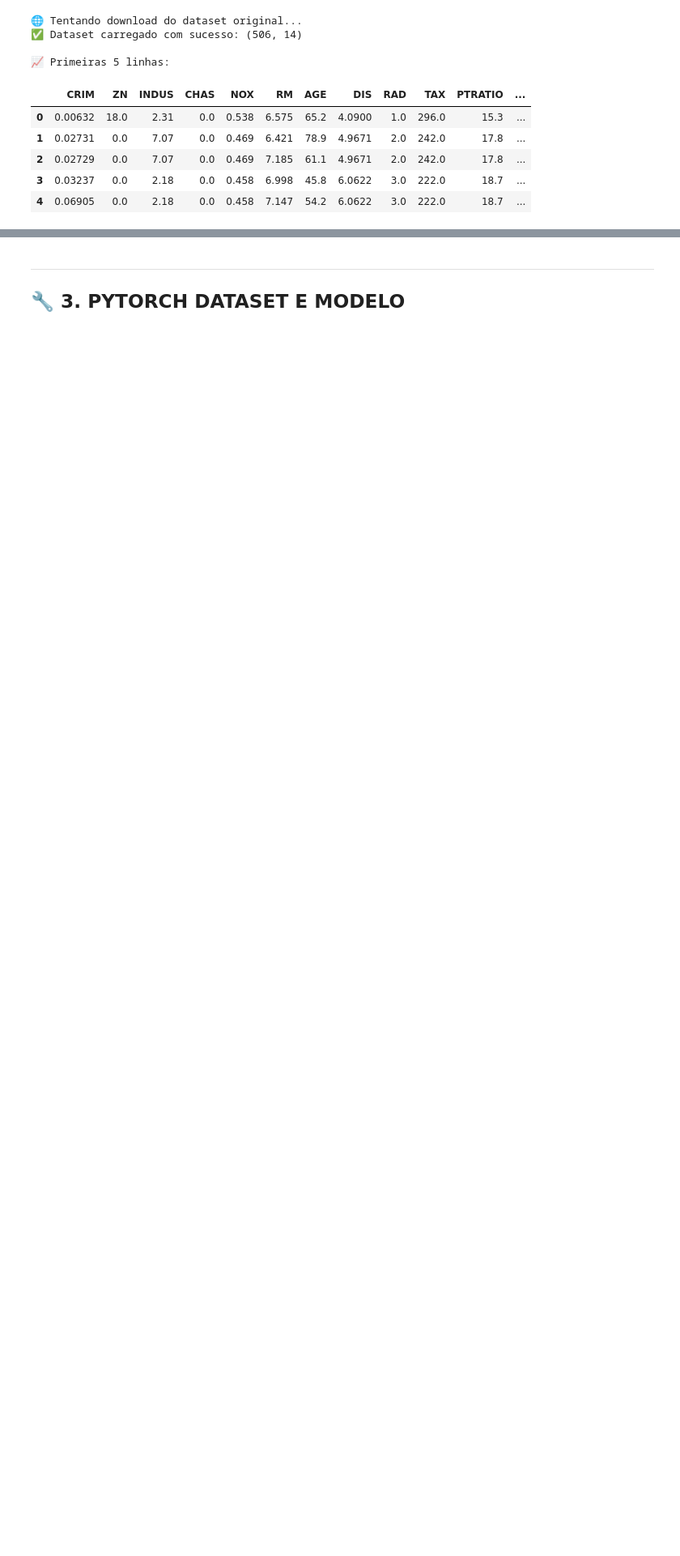
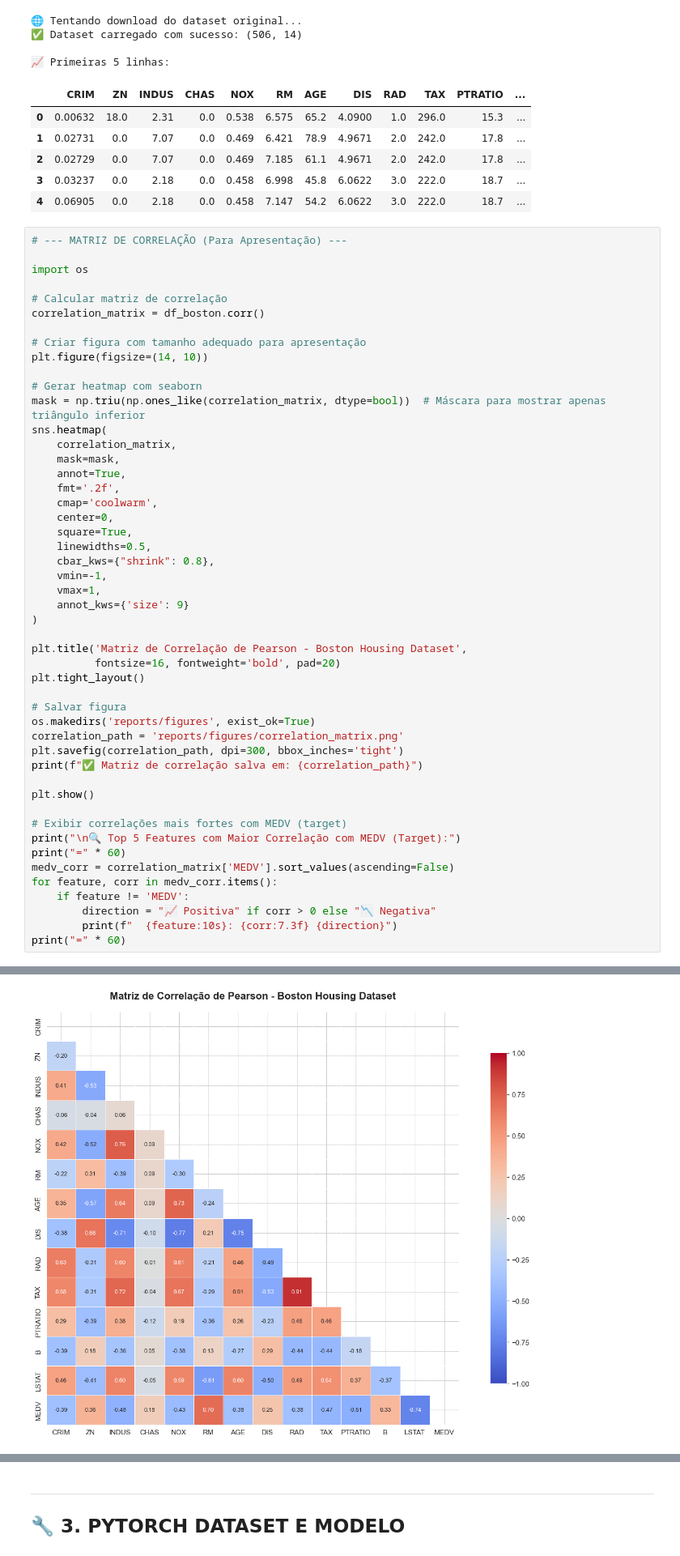
Before and after one commit to takaokensei/ufrn-ele-neural-regression, a Jupyter notebook: notebooks/project_main.ipynb, the cells around one changed output, grey strips where cells are left out. Shown: that part at 81% size. Saved outputs shown, nothing was run; the diff lists cells and outputs as text; blank space fills up the shorter version.

```diff
--- a/notebooks/project_main.ipynb
+++ b/notebooks/project_main.ipynb
@@ -180,3 +180,53 @@ df_boston.head()
 | 2 | 0.02729 | 0.0 | 7.07 | 0.0 | 0.469 | 7.185 | 61.1 | 4.9671 | 2.0 | 242.0 | 17.8 | ... |
 | 3 | 0.03237 | 0.0 | 2.18 | 0.0 | 0.458 | 6.998 | 45.8 | 6.0622 | 3.0 | 222.0 | 18.7 | ... |
 | 4 | 0.06905 | 0.0 | 2.18 | 0.0 | 0.458 | 7.147 | 54.2 | 6.0622 | 3.0 | 222.0 | 18.7 | ... |
+# %%
+# --- MATRIZ DE CORRELAÇÃO (Para Apresentação) ---
+
+import os
+
+# Calcular matriz de correlação
+correlation_matrix = df_boston.corr()
+
+# Criar figura com tamanho adequado para apresentação
+plt.figure(figsize=(14, 10))
+
+# Gerar heatmap com seaborn
+mask = np.triu(np.ones_like(correlation_matrix, dtype=bool))  # Máscara para mostrar apenas triângulo inferior
+sns.heatmap(
+    correlation_matrix,
+    mask=mask,
+    annot=True,
+    fmt='.2f',
+    cmap='coolwarm',
+    center=0,
+    square=True,
+    linewidths=0.5,
+    cbar_kws={"shrink": 0.8},
+    vmin=-1,
+    vmax=1,
+    annot_kws={'size': 9}
+)
+
+plt.title('Matriz de Correlação de Pearson - Boston Housing Dataset',
+          fontsize=16, fontweight='bold', pad=20)
+plt.tight_layout()
+
+# Salvar figura
+os.makedirs('reports/figures', exist_ok=True)
+correlation_path = 'reports/figures/correlation_matrix.png'
+plt.savefig(correlation_path, dpi=300, bbox_inches='tight')
+print(f"✅ Matriz de correlação salva em: {correlation_path}")
+
+plt.show()
+
+# Exibir correlações mais fortes com MEDV (target)
+print("\n🔍 Top 5 Features com Maior Correlação com MEDV (Target):")
+print("=" * 60)
+medv_corr = correlation_matrix['MEDV'].sort_values(ascending=False)
+for feature, corr in medv_corr.items():
+    if feature != 'MEDV':
+        direction = "📈 Positiva" if corr > 0 else "📉 Negativa"
+        print(f"  {feature:10s}: {corr:7.3f} {direction}")
+print("=" * 60)
+# %% [output]
@@ -182,0 +234 @@ df_boston.head()
+[figure, added]
```
Also changed, not shown: parts of 1 cell of this notebook, 2 other files.
